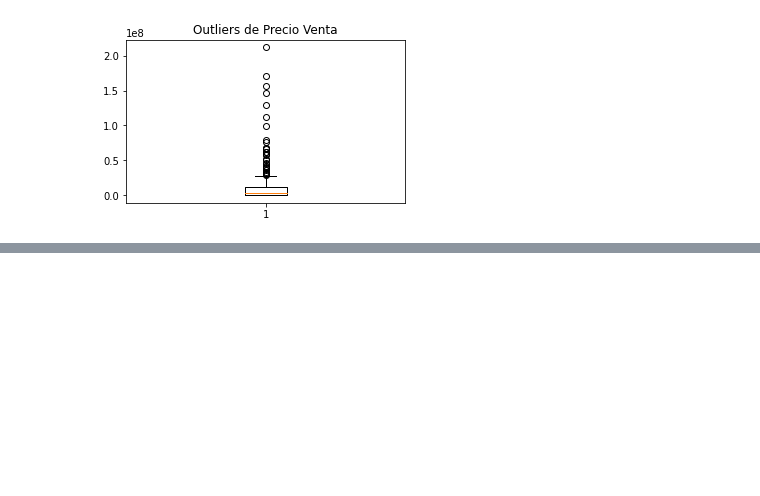
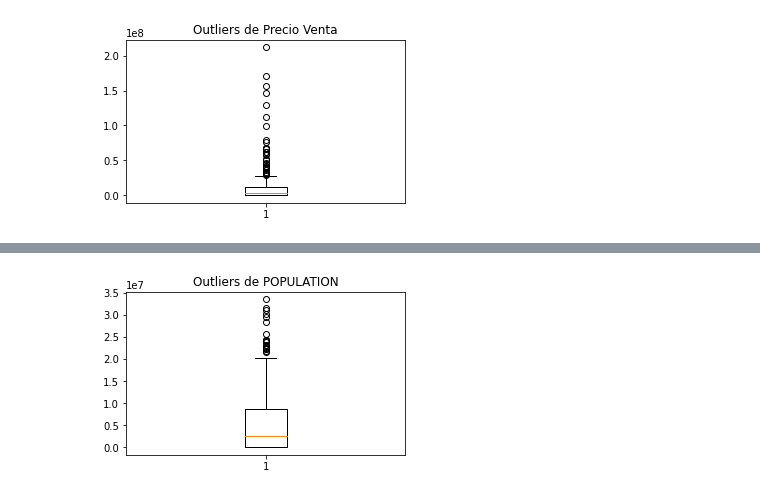
Before and after one commit to MaferLedmar/Reto-Final, a Jupyter notebook: Reto_Final.ipynb, the cells around one changed output, grey strips where cells are left out. Cells and saved outputs as stored; diff of their text form; code cells hidden in the pictures; blank space fills up the shorter version.

```diff
--- a/Reto_Final.ipynb
+++ b/Reto_Final.ipynb
@@ -355,0 +580,4 @@ plt.show() #dibujamos el diagrama
+# %%
+#Obtenemos datos limpios
+data_clean_iqr4= df[(y6<=Limite_Superior_iqr4)&(y6>=Limite_Inferior_iqr4)]
+data_clean_iqr4
@@ -355,0 +598,8 @@ plt.show() #dibujamos el diagrama
+# %%
+#diagrama de caja de POPULATION
+fig = plt.figure(figsize =(5, 3))
+plt.boxplot(data_clean_iqr4["population"])
+plt.title("Outliers de POPULATION")
+plt.show() #dibujamos el diagrama
+# %% [output]
+[figure, added]
```
Also changed, not shown: parts of 16 cells of this notebook.
